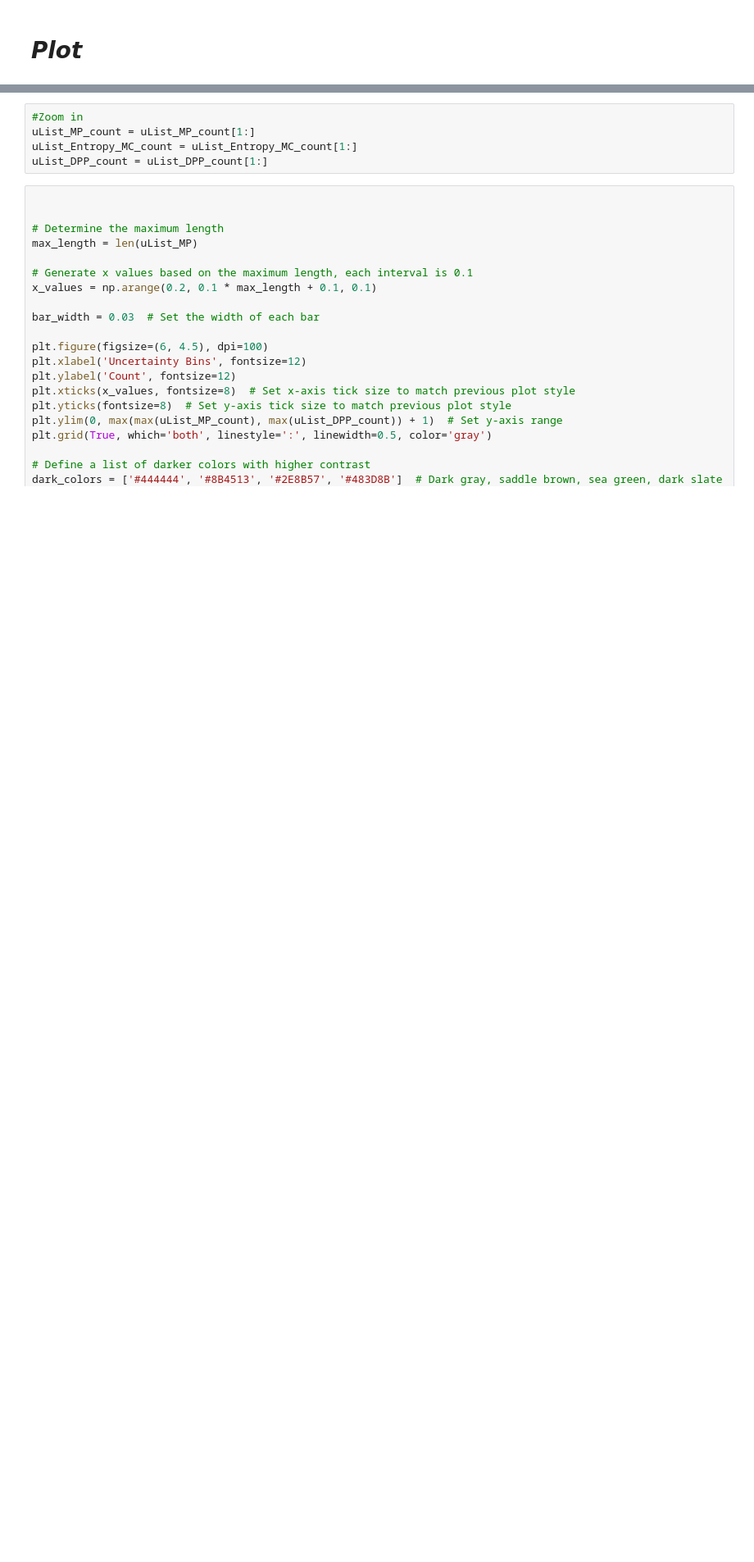
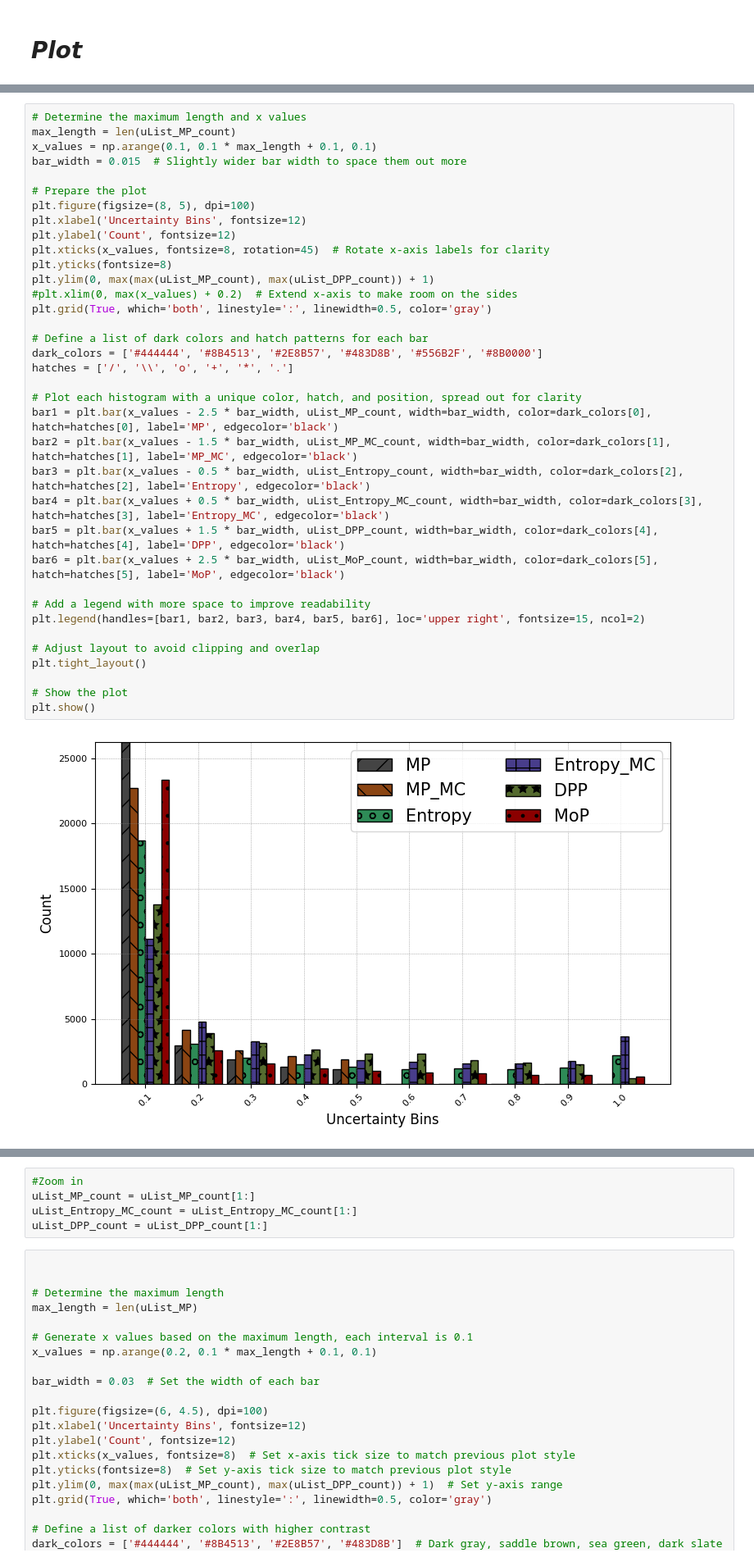
Before and after one commit to happ1danya/wukm, a Jupyter notebook: Uncertainty Projects/Uncertainty_Quantification.ipynb, the cells around one changed output, grey strips where cells are left out. Shown at 82% size. Saved outputs shown, nothing was run; the diff lists cells and outputs as text; blank space fills up the shorter version.

```diff
--- a/Uncertainty Projects/Uncertainty_Quantification.ipynb
+++ b/Uncertainty Projects/Uncertainty_Quantification.ipynb
@@ -167,0 +313,38 @@ plt.show()
+# %%
+# Determine the maximum length and x values
+max_length = len(uList_MP_count)
+x_values = np.arange(0.1, 0.1 * max_length + 0.1, 0.1)
+bar_width = 0.015  # Slightly wider bar width to space them out more
+
+# Prepare the plot
+plt.figure(figsize=(8, 5), dpi=100)
+plt.xlabel('Uncertainty Bins', fontsize=12)
+plt.ylabel('Count', fontsize=12)
+plt.xticks(x_values, fontsize=8, rotation=45)  # Rotate x-axis labels for clarity
+plt.yticks(fontsize=8)
+plt.ylim(0, max(max(uList_MP_count), max(uList_DPP_count)) + 1)
+#plt.xlim(0, max(x_values) + 0.2)  # Extend x-axis to make room on the sides
+plt.grid(True, which='both', linestyle=':', linewidth=0.5, color='gray')
+
+# Define a list of dark colors and hatch patterns for each bar
+dark_colors = ['#444444', '#8B4513', '#2E8B57', '#483D8B', '#556B2F', '#8B0000']
+hatches = ['/', '\\', 'o', '+', '*', '.']
+
+# Plot each histogram with a unique color, hatch, and position, spread out for clarity
+bar1 = plt.bar(x_values - 2.5 * bar_width, uList_MP_count, width=bar_width, color=dark_colors[0], hatch=hatches[0], label='MP', edgecolor='black')
+bar2 = plt.bar(x_values - 1.5 * bar_width, uList_MP_MC_count, width=bar_width, color=dark_colors[1], hatch=hatches[1], label='MP_MC', edgecolor='black')
+bar3 = plt.bar(x_values - 0.5 * bar_width, uList_Entropy_count, width=bar_width, color=dark_colors[2], hatch=hatches[2], label='Entropy', edgecolor='black')
+bar4 = plt.bar(x_values + 0.5 * bar_width, uList_Entropy_MC_count, width=bar_width, color=dark_colors[3], hatch=hatches[3], label='Entropy_MC', edgecolor='black')
+bar5 = plt.bar(x_values + 1.5 * bar_width, uList_DPP_count, width=bar_width, color=dark_colors[4], hatch=hatches[4], label='DPP', edgecolor='black')
+bar6 = plt.bar(x_values + 2.5 * bar_width, uList_MoP_count, width=bar_width, color=dark_colors[5], hatch=hatches[5], label='MoP', edgecolor='black')
+
+# Add a legend with more space to improve readability
+plt.legend(handles=[bar1, bar2, bar3, bar4, bar5, bar6], loc='upper right', fontsize=15, ncol=2)
+
+# Adjust layout to avoid clipping and overlap
+plt.tight_layout()
+
+# Show the plot
+plt.show()
+# %% [output]
+[figure, added]
```
Also changed, not shown: parts of 36 cells of this notebook.
